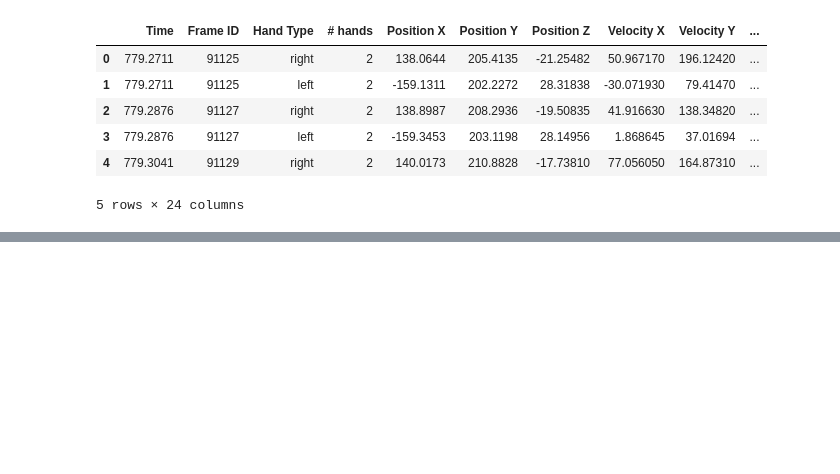
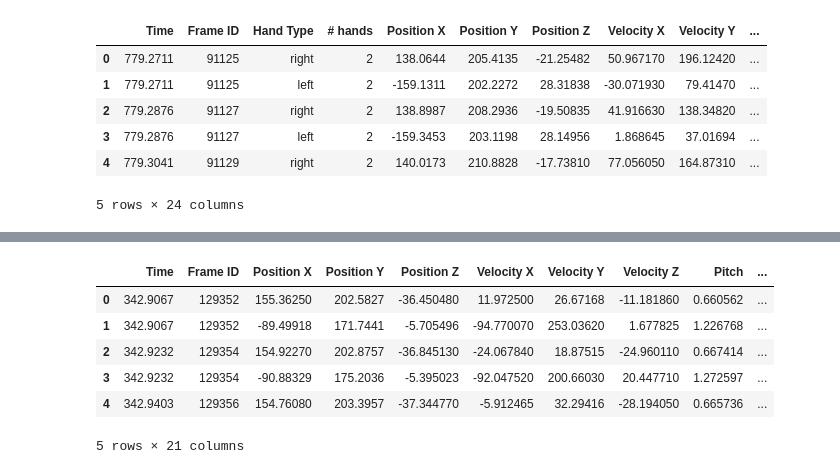
Before and after one commit to GabiDunaevsky/data-science-project-second-semester, a Jupyter notebook: HandsData.ipynb, the cells around one changed output, grey strips where cells are left out. Drawn from its saved outputs; the diff is of its cells as text; code cells hidden in the pictures; blank space fills up the shorter version.

```diff
--- a/HandsData.ipynb
+++ b/HandsData.ipynb
@@ -46,0 +99,10 @@ Test.head()
+# %%
+Train.head()
+# %% [output]
+|  | Time | Frame ID | Position X | Position Y | Position Z | Velocity X | Velocity Y | Velocity Z | Pitch | ... |
+| 0 | 342.9067 | 129352 | 155.36250 | 202.5827 | -36.450480 | 11.972500 | 26.67168 | -11.181860 | 0.660562 | ... |
+| 1 | 342.9067 | 129352 | -89.49918 | 171.7441 | -5.705496 | -94.770070 | 253.03620 | 1.677825 | 1.226768 | ... |
+| 2 | 342.9232 | 129354 | 154.92270 | 202.8757 | -36.845130 | -24.067840 | 18.87515 | -24.960110 | 0.667414 | ... |
+| 3 | 342.9232 | 129354 | -90.88329 | 175.2036 | -5.395023 | -92.047520 | 200.66030 | 20.447710 | 1.272597 | ... |
+| 4 | 342.9403 | 129356 | 154.76080 | 203.3957 | -37.344770 | -5.912465 | 32.29416 | -28.194050 | 0.665736 | ... |
+5 rows × 21 columns
```
Also changed, not shown: parts of 19 cells of this notebook, 1 other file.
